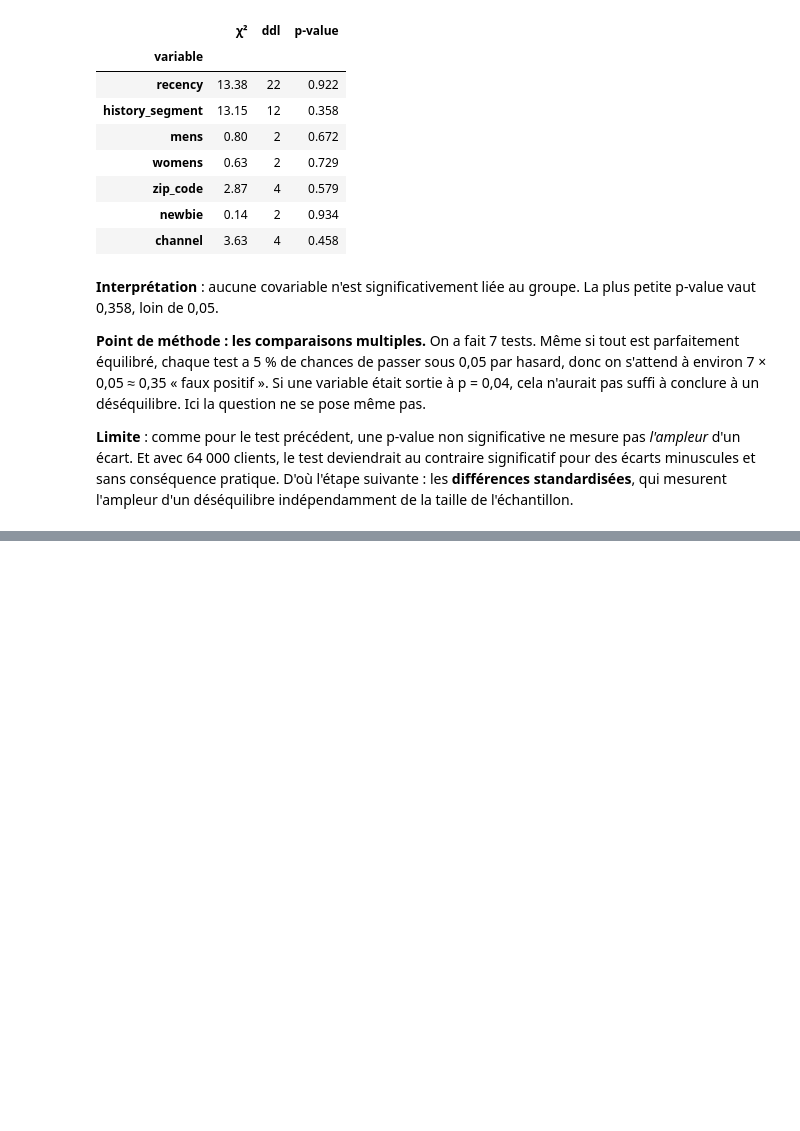
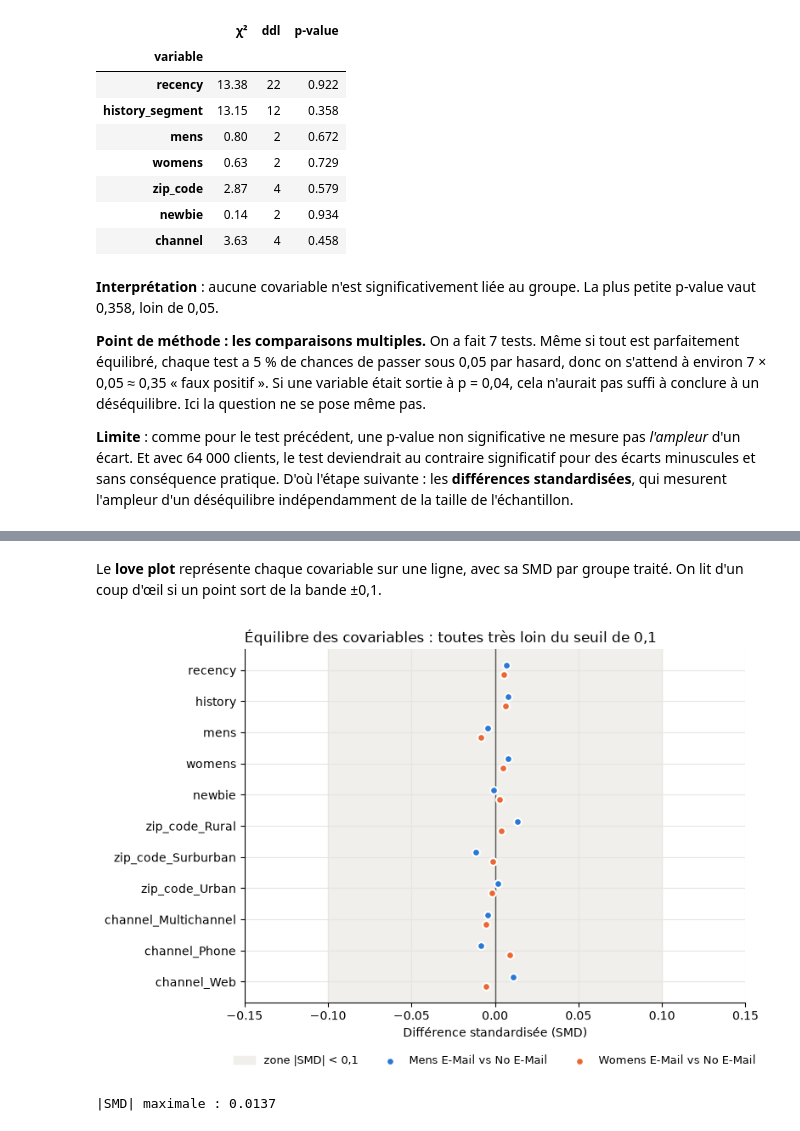
Before and after one commit to mimouniahmed/CampaignLift, a Jupyter notebook: notebooks/01_exploration.ipynb, the cells around one changed output, grey strips where cells are left out. Saved outputs shown, nothing was run; the diff lists cells and outputs as text; code cells hidden in the pictures; blank space fills up the shorter version.

```diff
--- a/notebooks/01_exploration.ipynb
+++ b/notebooks/01_exploration.ipynb
@@ -173,0 +186,18 @@ pd.DataFrame(resultats).set_index("variable")
+# %%
+import numpy as np
+
+# Matrice des covariables : numériques telles quelles, catégorielles en indicatrices
+X = pd.get_dummies(df[["recency", "history", "mens", "womens", "newbie", "zip_code", "channel"]],
+                   columns=["zip_code", "channel"], dtype=float)
+
+def smd(x_traite, x_controle):
+    """Différence standardisée de moyennes, avec variance poolée."""
+    ecart_type_poole = np.sqrt((x_traite.var() + x_controle.var()) / 2)
+    return (x_traite.mean() - x_controle.mean()) / ecart_type_poole
+
+controle = X[df["segment"] == "No E-Mail"]
+tableau_smd = pd.DataFrame({
+    groupe: smd(X[df["segment"] == groupe], controle)
+    for groupe in ["Mens E-Mail", "Womens E-Mail"]
+})
+tableau_smd.round(4)
@@ -173,0 +217,31 @@ pd.DataFrame(resultats).set_index("variable")
+# %% [markdown]
+Le **love plot** représente chaque covariable sur une ligne, avec sa SMD par groupe traité. On lit d'un coup d'œil si un point sort de la bande ±0,1.
+# %%
+import matplotlib.pyplot as plt
+
+COULEURS = {"No E-Mail": "#8a8984", "Mens E-Mail": "#2a78d6", "Womens E-Mail": "#eb6834"}
+plt.rcParams.update({"axes.spines.top": False, "axes.spines.right": False, "axes.grid": True,
+                     "grid.color": "#e6e5e1", "grid.linewidth": 0.8, "axes.axisbelow": True,
+                     "font.size": 10})
+
+fig, ax = plt.subplots(figsize=(8, 5.5))
+y = np.arange(len(tableau_smd))
+ax.axvspan(-0.1, 0.1, color="#f0efec", zorder=0, label="zone |SMD| < 0,1")
+ax.axvline(0, color="#52514e", linewidth=1)
+for decalage, groupe in [(-0.15, "Mens E-Mail"), (0.15, "Womens E-Mail")]:
+    ax.scatter(tableau_smd[groupe], y + decalage, s=40, color=COULEURS[groupe],
+               edgecolor="white", linewidth=1.5, zorder=3, label=f"{groupe} vs No E-Mail")
+ax.set_yticks(y, tableau_smd.index)
+ax.set_xlim(-0.15, 0.15)
+ax.set_xlabel("Différence standardisée (SMD)")
+ax.set_title("Équilibre des covariables : toutes très loin du seuil de 0,1", loc="left")
+ax.legend(loc="upper center", bbox_to_anchor=(0.5, -0.12), ncol=3, frameon=False, fontsize=9)
+ax.invert_yaxis()
+plt.tight_layout()
+plt.savefig("../docs/figures/01_love_plot.png", dpi=150)
+plt.show()
+
+print(f"|SMD| maximale : {tableau_smd.abs().max().max():.4f}")
+# %% [output]
+[figure, added]
+|SMD| maximale : 0.0137
```
Also changed, not shown: parts of 9 cells of this notebook, 3 other files.
